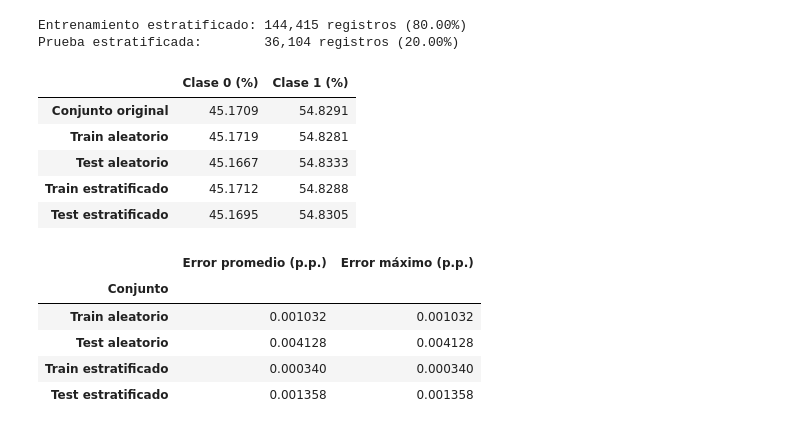
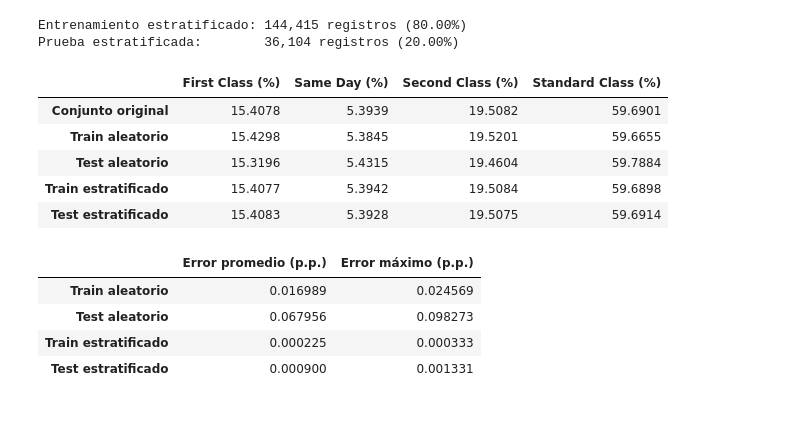
Before and after one commit to JB1302/Big-Data-G2, a Jupyter notebook: ProyectoDataCo.ipynb, the cells around one changed output. Cells and saved outputs as stored; diff of their text form; code cells hidden in the pictures.

```diff
--- a/ProyectoDataCo.ipynb
+++ b/ProyectoDataCo.ipynb
@@ -559,7 +542,7 @@ X_train_estratificado, X_test_estratificado, y_train_estratificado, y_test_estra
     y,
     test_size=0.20,
     random_state=42,
-    stratify=y
+    stratify=X["Shipping Mode"]
 )
 
 print(f"Entrenamiento estratificado: {len(X_train_estratificado):,} registros ({len(X_train_estratificado) / len(df) * 100:.2f}%)")
@@ -568,61 +551,66 @@ print(f"Prueba estratificada:        {len(X_test_estratificado):,} registros ({l
 Entrenamiento estratificado: 144,415 registros (80.00%)
 Prueba estratificada:        36,104 registros (20.00%)
 # %%
+
 ### 4.4 Comparación de proporciones
+
+categorias = sorted(df["Shipping Mode"].dropna().unique())
 
 def obtener_proporciones(serie):
     return (
         serie.value_counts(normalize=True)
-        .reindex(sorted(y.dropna().unique()), fill_value=0)
+        .reindex(categorias, fill_value=0)
     )
 
 proporciones = pd.DataFrame({
-    "Conjunto original": obtener_proporciones(y),
-    "Train aleatorio": obtener_proporciones(y_train_aleatorio),
-    "Test aleatorio": obtener_proporciones(y_test_aleatorio),
-    "Train estratificado": obtener_proporciones(y_train_estratificado),
-    "Test estratificado": obtener_proporciones(y_test_estratificado)
+    "Conjunto original": obtener_proporciones(df["Shipping Mode"]),
+    "Train aleatorio": obtener_proporciones(X_train_aleatorio["Shipping Mode"]),
+    "Test aleatorio": obtener_proporciones(X_test_aleatorio["Shipping Mode"]),
+    "Train estratificado": obtener_proporciones(X_train_estratificado["Shipping Mode"]),
+    "Test estratificado": obtener_proporciones(X_test_estratificado["Shipping Mode"])
 }).T * 100
 
-proporciones.columns = [f"Clase {clase} (%)" for clase in proporciones.columns]
+proporciones.columns = [
+    f"{categoria} (%)" for categoria in proporciones.columns
+]
+
 display(proporciones.round(4))
 # %% [output]
-|  | Clase 0 (%) | Clase 1 (%) |
-| Conjunto original | 45.1709 | 54.8291 |
-| Train aleatorio | 45.1719 | 54.8281 |
-| Test aleatorio | 45.1667 | 54.8333 |
-| Train estratificado | 45.1712 | 54.8288 |
-| Test estratificado | 45.1695 | 54.8305 |
+|  | First Class (%) | Same Day (%) | Second Class (%) | Standard Class (%) |
+| Conjunto original | 15.4078 | 5.3939 | 19.5082 | 59.6901 |
+| Train aleatorio | 15.4298 | 5.3845 | 19.5201 | 59.6655 |
+| Test aleatorio | 15.3196 | 5.4315 | 19.4604 | 59.7884 |
+| Train estratificado | 15.4077 | 5.3942 | 19.5084 | 59.6898 |
+| Test estratificado | 15.4083 | 5.3928 | 19.5075 | 59.6914 |
 # %%
+
 ### 4.5 Error de muestreo respecto a la distribución original
-proporcion_original = obtener_proporciones(y)
 
-conjuntos_comparacion = {
-    "Train aleatorio": y_train_aleatorio,
-    "Test aleatorio": y_test_aleatorio,
-    "Train estratificado": y_train_estratificado,
-    "Test estratificado": y_test_estratificado
-}
+proporcion_original = proporciones.loc["Conjunto original"]
 
-resultados_error = []
+conjuntos_comparacion = [
+    "Train aleatorio",
+    "Test aleatorio",
+    "Train estratificado",
+    "Test estratificado"
+]
 
-for nombre, serie in conjuntos_comparacion.items():
-    proporcion_split = obtener_proporciones(serie)
-    diferencia_pp = (proporcion_split - proporcion_original).abs() * 100
+diferencias = (
+    proporciones.loc[conjuntos_comparacion]
+    .sub(proporcion_original, axis="columns")
+    .abs()
+)
 
-    resultados_error.append({
-        "Conjunto": nombre,
-        "Error promedio (p.p.)": diferencia_pp.mean(),
-        "Error máximo (p.p.)": diferencia_pp.max()
-    })
+comparacion_error = pd.DataFrame({
+    "Error promedio (p.p.)": diferencias.mean(axis=1),
+    "Error máximo (p.p.)": diferencias.max(axis=1)
+})
 
-comparacion_error = pd.DataFrame(resultados_error).set_index("Conjunto")
 display(comparacion_error.round(6))
 # %% [output]
 |  | Error promedio (p.p.) | Error máximo (p.p.) |
-| Conjunto |  |  |
-| Train aleatorio | 0.001032 | 0.001032 |
-| Test aleatorio | 0.004128 | 0.004128 |
-| Train estratificado | 0.000340 | 0.000340 |
-| Test estratificado | 0.001358 | 0.001358 |
+| Train aleatorio | 0.016989 | 0.024569 |
+| Test aleatorio | 0.067956 | 0.098273 |
+| Train estratificado | 0.000225 | 0.000333 |
+| Test estratificado | 0.000900 | 0.001331 |
 # %%
```
Also changed, not shown: parts of 7 cells of this notebook.
